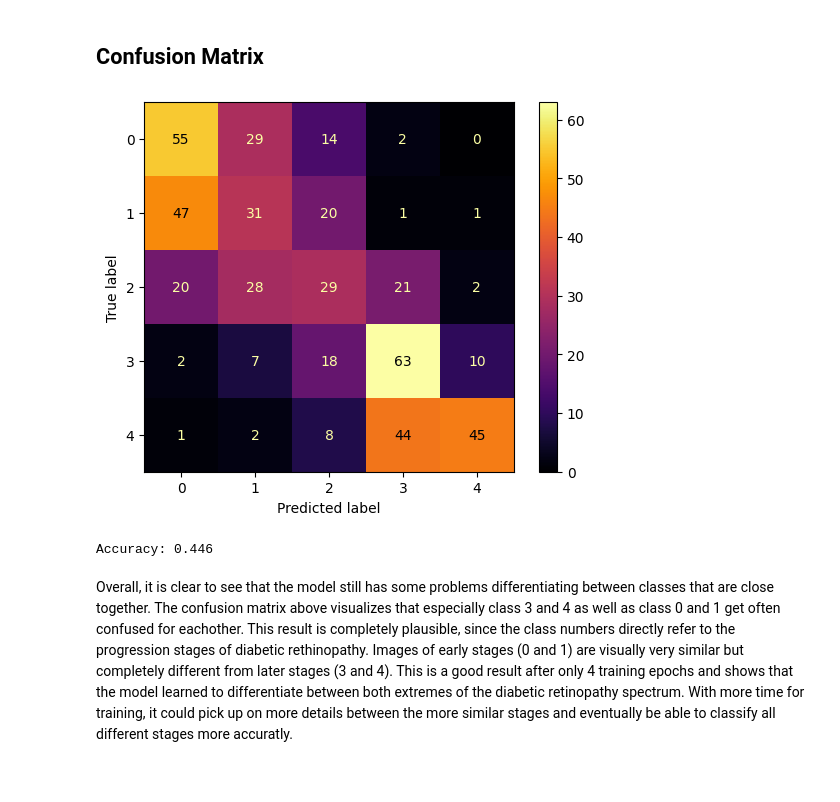
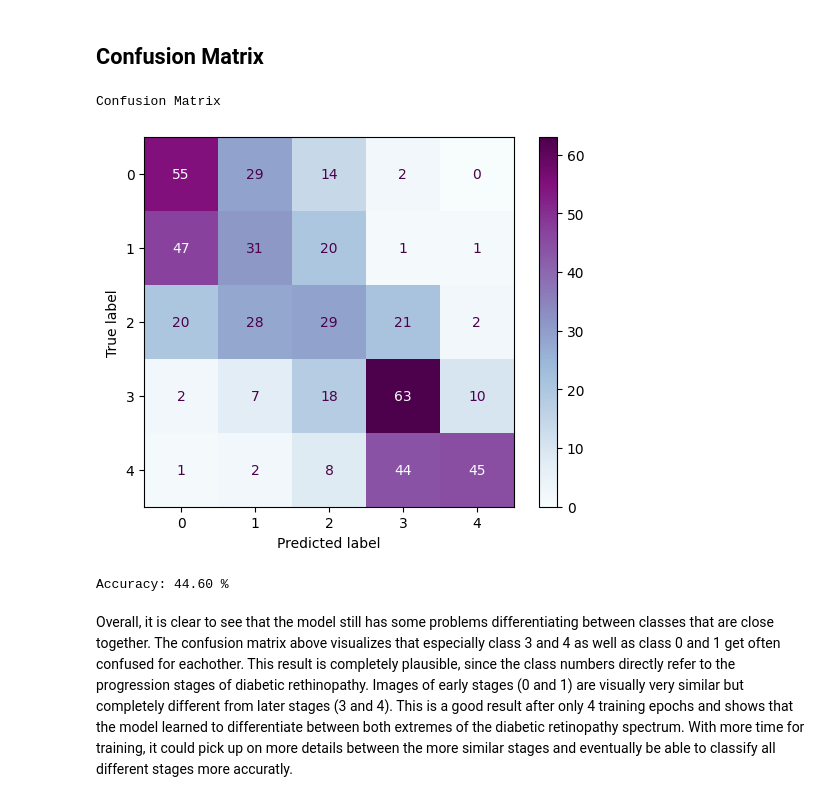
Before and after one commit to laranoe/aaai_project1, a Jupyter notebook: transformer/ViT.ipynb, the cells around one changed output. Saved outputs shown, nothing was run; the diff lists cells and outputs as text; code cells hidden in the pictures.

```diff
--- a/transformer/ViT.ipynb
+++ b/transformer/ViT.ipynb
@@ -346,14 +346,16 @@ zero_true = [labels[i] for i in hug_test_ds['train']['label']]
 # %%
 # plot confusion matrix
 cm = confusion_matrix(zero_true, zero_pred, labels=labels)
+print('Confusion Matrix')
 disp = ConfusionMatrixDisplay(cm, display_labels=labels)
-disp.plot(cmap=plt.cm.inferno)
+disp.plot(cmap=plt.cm.BuPu)
 plt.show()
 # metrics
-print(f'Accuracy: {accuracy_score(zero_true, zero_pred):.3f}')
+print(f'Accuracy: {100 * accuracy_score(zero_true, zero_pred):.2f} %')
 # %% [output]
+Confusion Matrix
-[figure, old version]
+[figure, new version]
-Accuracy: 0.446
+Accuracy: 44.60 %
 # %% [markdown]
 Overall, it is clear to see that the model still has some problems differentiating between classes that are close together. The confusion matrix above visualizes that especially class 3 and 4 as well as class 0 and 1 get often confused for eachother. This result is completely plausible, since the class numbers directly refer to the progression stages of diabetic rethinopathy. Images of early stages (0 and 1) are visually very similar but completely different from later stages (3 and 4). This is a good result after only 4 training epochs and shows that the model learned to differentiate between both extremes of the diabetic retinopathy spectrum. With more time for training, it could pick up on more details between the more similar stages and eventually be able to classify all different stages more accuratly.
 # %% [markdown]
```
